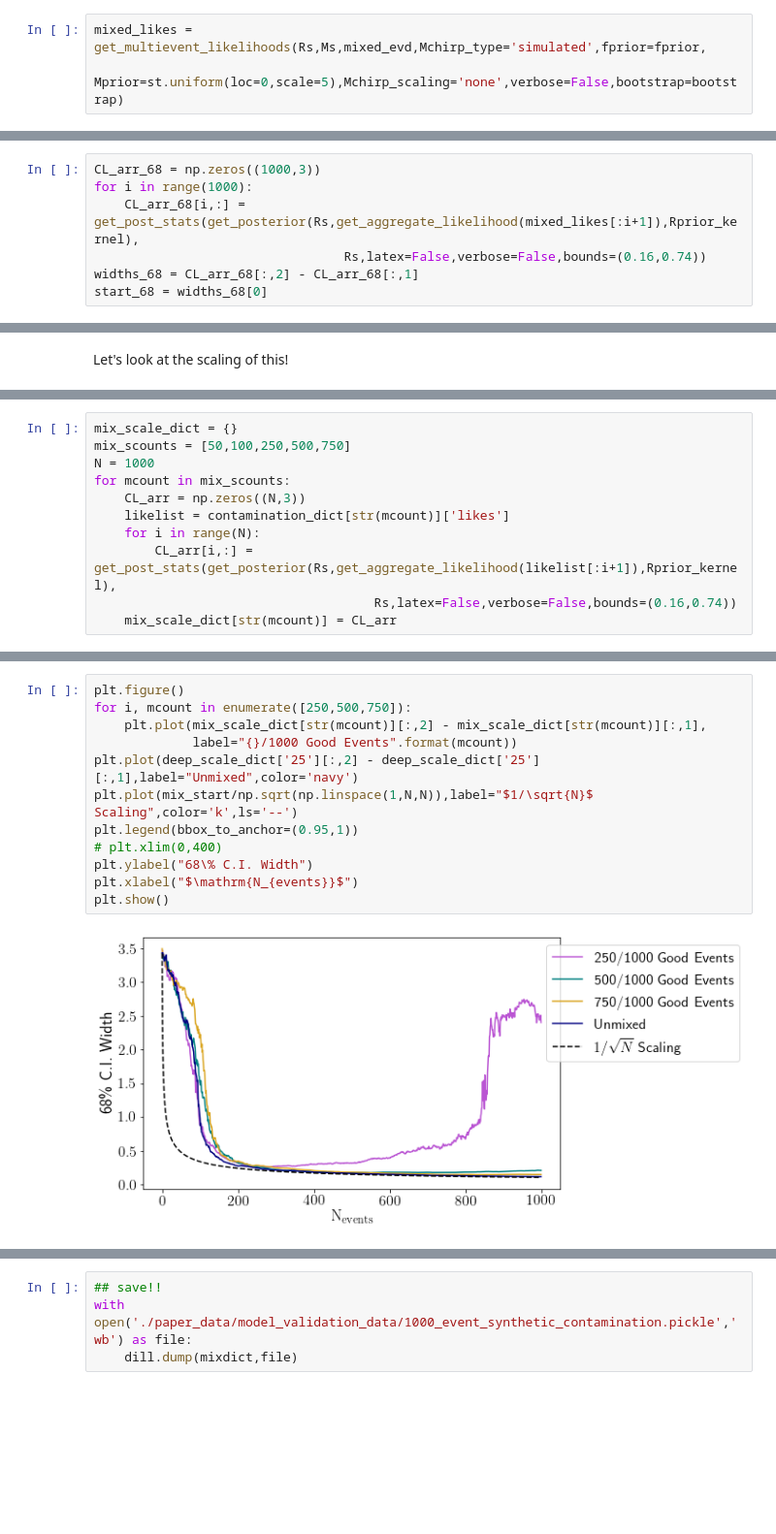
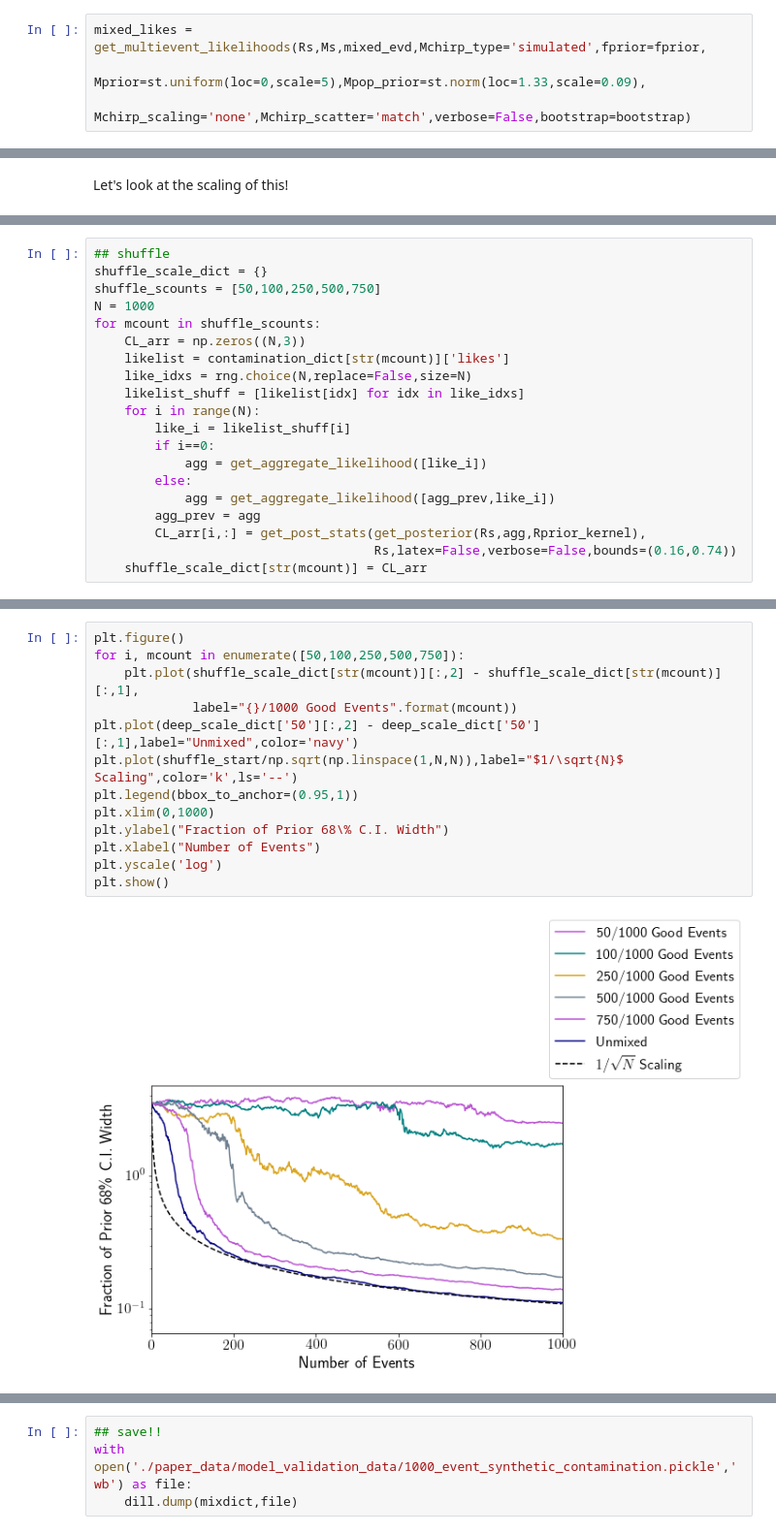
Before and after one commit to criswellalexander/hbpm_paper, a Jupyter notebook: model-validation-FINAL.ipynb, the cells around one changed output, grey strips where cells are left out. Shown at 97% size. Drawn from its saved outputs; the diff is of its cells as text; blank space fills up the shorter version.

```diff
--- a/model-validation-FINAL.ipynb
+++ b/model-validation-FINAL.ipynb
@@ -1172,7 +737,8 @@ for key in empty_evd.keys():
         mixed_evd[key] = empty_evd[key]
 # %%
 mixed_likes = get_multievent_likelihoods(Rs,Ms,mixed_evd,Mchirp_type='simulated',fprior=fprior,
-                           Mprior=st.uniform(loc=0,scale=5),Mchirp_scaling='none',verbose=False,bootstrap=bootstrap)
+                           Mprior=st.uniform(loc=0,scale=5),Mpop_prior=st.norm(loc=1.33,scale=0.09),
+                                         Mchirp_scaling='none',Mchirp_scatter='match',verbose=False,bootstrap=bootstrap)
 # %%
 cmap = matplotlib.cm.get_cmap('RdPu')
 
@@ -1212,7 +777,0 @@ plt.show()
-# %%
-CL_arr_68 = np.zeros((1000,3))
-for i in range(1000):
-    CL_arr_68[i,:] = get_post_stats(get_posterior(Rs,get_aggregate_likelihood(mixed_likes[:i+1]),Rprior_kernel),
-                                 Rs,latex=False,verbose=False,bounds=(0.16,0.74))
-widths_68 = CL_arr_68[:,2] - CL_arr_68[:,1]
-start_68 = widths_68[0]
@@ -1271,12 +848,21 @@ for N_good in [50,100,250,750]:
 # %%
-mix_scale_dict = {}
-mix_scounts = [50,100,250,500,750]
+## shuffle
+shuffle_scale_dict = {}
+shuffle_scounts = [50,100,250,500,750]
 N = 1000
-for mcount in mix_scounts:
+for mcount in shuffle_scounts:
     CL_arr = np.zeros((N,3))
     likelist = contamination_dict[str(mcount)]['likes']
+    like_idxs = rng.choice(N,replace=False,size=N)
+    likelist_shuff = [likelist[idx] for idx in like_idxs]
     for i in range(N):
-        CL_arr[i,:] = get_post_stats(get_posterior(Rs,get_aggregate_likelihood(likelist[:i+1]),Rprior_kernel),
+        like_i = likelist_shuff[i]
+        if i==0:
+            agg = get_aggregate_likelihood([like_i])
+        else:
+            agg = get_aggregate_likelihood([agg_prev,like_i])
+        agg_prev = agg
+        CL_arr[i,:] = get_post_stats(get_posterior(Rs,agg,Rprior_kernel),
                                      Rs,latex=False,verbose=False,bounds=(0.16,0.74))
-    mix_scale_dict[str(mcount)] = CL_arr
+    shuffle_scale_dict[str(mcount)] = CL_arr
 # %%
@@ -1284,17 +870,18 @@ mix_start = (mix_scale_dict[str(500)][:,2] - mix_scale_dict[str(500)][:,1])[0]
 # %%
 plt.figure()
-for i, mcount in enumerate([250,500,750]):
-    plt.plot(mix_scale_dict[str(mcount)][:,2] - mix_scale_dict[str(mcount)][:,1],
+for i, mcount in enumerate([50,100,250,500,750]):
+    plt.plot(shuffle_scale_dict[str(mcount)][:,2] - shuffle_scale_dict[str(mcount)][:,1],
              label="{}/1000 Good Events".format(mcount))
-plt.plot(deep_scale_dict['25'][:,2] - deep_scale_dict['25'][:,1],label="Unmixed",color='navy')
-plt.plot(mix_start/np.sqrt(np.linspace(1,N,N)),label="$1/\sqrt{N}$ Scaling",color='k',ls='--')
+plt.plot(deep_scale_dict['50'][:,2] - deep_scale_dict['50'][:,1],label="Unmixed",color='navy')
+plt.plot(shuffle_start/np.sqrt(np.linspace(1,N,N)),label="$1/\sqrt{N}$ Scaling",color='k',ls='--')
 plt.legend(bbox_to_anchor=(0.95,1))
-# plt.xlim(0,400)
-plt.ylabel("68\% C.I. Width")
-plt.xlabel("$\mathrm{N_{events}}$")
+plt.xlim(0,1000)
+plt.ylabel("Fraction of Prior 68\% C.I. Width")
+plt.xlabel("Number of Events")
+plt.yscale('log')
 plt.show()
 # %% [output]
-[figure, old version]
+[figure, new version]
 # %%
 mixdict = {}
 mixdict['events'] = contamination_dict
```
Also changed, not shown: parts of 126 cells of this notebook, 29 other files.
